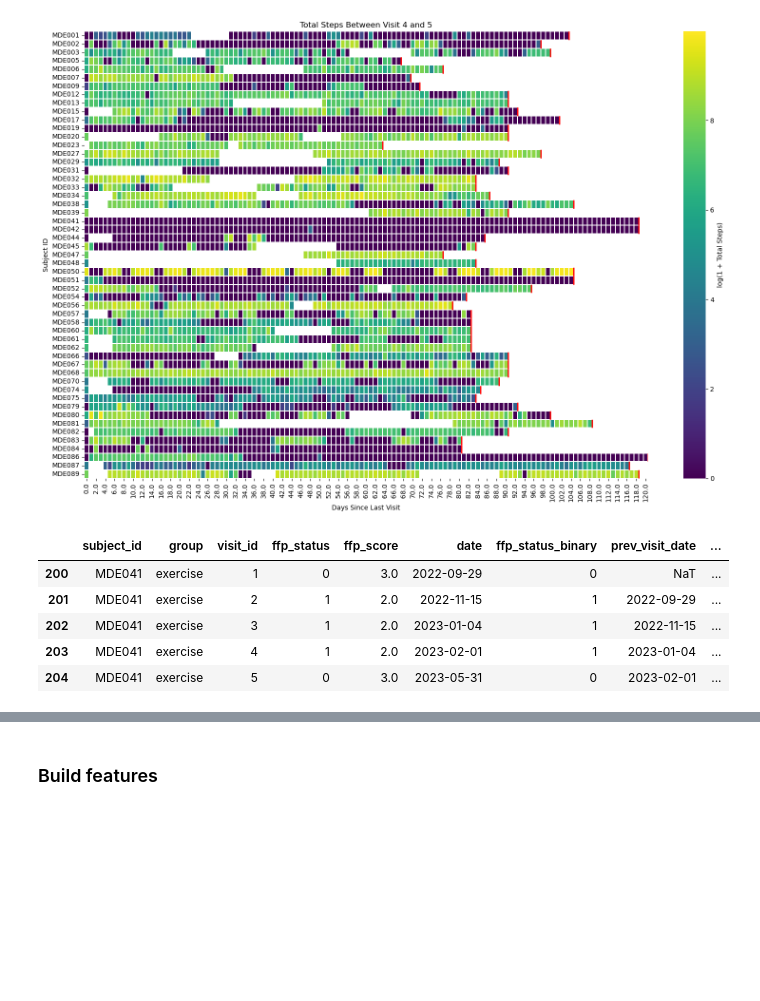
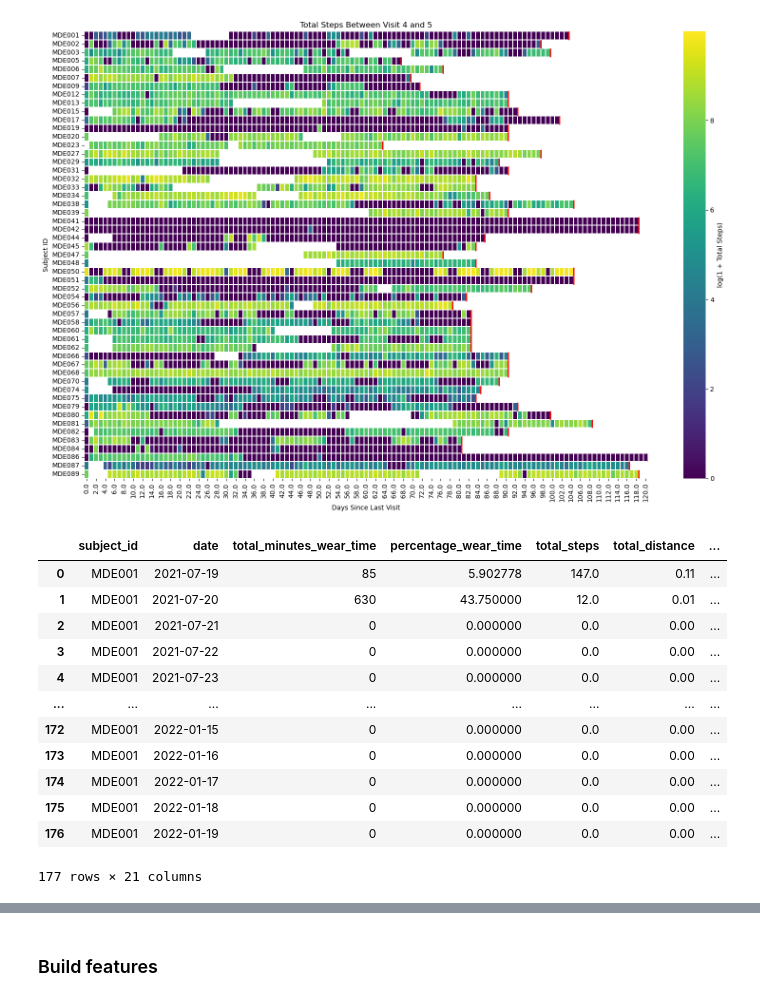
Before and after one commit to OHNLP/activity_tracker, a Jupyter notebook: notebooks/feature.ipynb, the cells around one changed output, grey strips where cells are left out. Drawn from its saved outputs; the diff is of its cells as text; code cells hidden in the pictures; blank space fills up the shorter version.

```diff
--- a/notebooks/feature.ipynb
+++ b/notebooks/feature.ipynb
@@ -133,11 +133,18 @@ for i in range(len(visit_ids) - 1):
 [figure]
 [figure]
 # %%
-df_visit.query('subject_id == "MDE041"')
+df_measurement.query('subject_id == "MDE001"')
 # %% [output]
-|  | subject_id | group | visit_id | ffp_status | ffp_score | date | ffp_status_binary | prev_visit_date | ... |
-| 200 | MDE041 | exercise | 1 | 0 | 3.0 | 2022-09-29 | 0 | NaT | ... |
-| 201 | MDE041 | exercise | 2 | 1 | 2.0 | 2022-11-15 | 1 | 2022-09-29 | ... |
-| 202 | MDE041 | exercise | 3 | 1 | 2.0 | 2023-01-04 | 1 | 2022-11-15 | ... |
-| 203 | MDE041 | exercise | 4 | 1 | 2.0 | 2023-02-01 | 1 | 2023-01-04 | ... |
-| 204 | MDE041 | exercise | 5 | 0 | 3.0 | 2023-05-31 | 0 | 2023-02-01 | ... |
+|  | subject_id | date | total_minutes_wear_time | percentage_wear_time | total_steps | total_distance | ... |
+| 0 | MDE001 | 2021-07-19 | 85 | 5.902778 | 147.0 | 0.11 | ... |
+| 1 | MDE001 | 2021-07-20 | 630 | 43.750000 | 12.0 | 0.01 | ... |
+| 2 | MDE001 | 2021-07-21 | 0 | 0.000000 | 0.0 | 0.00 | ... |
+| 3 | MDE001 | 2021-07-22 | 0 | 0.000000 | 0.0 | 0.00 | ... |
+| 4 | MDE001 | 2021-07-23 | 0 | 0.000000 | 0.0 | 0.00 | ... |
+| ... | ... | ... | ... | ... | ... | ... | ... |
+| 172 | MDE001 | 2022-01-15 | 0 | 0.000000 | 0.0 | 0.00 | ... |
+| 173 | MDE001 | 2022-01-16 | 0 | 0.000000 | 0.0 | 0.00 | ... |
+| 174 | MDE001 | 2022-01-17 | 0 | 0.000000 | 0.0 | 0.00 | ... |
+| 175 | MDE001 | 2022-01-18 | 0 | 0.000000 | 0.0 | 0.00 | ... |
+| 176 | MDE001 | 2022-01-19 | 0 | 0.000000 | 0.0 | 0.00 | ... |
+177 rows × 21 columns
```
Also changed, not shown: parts of 6 cells of this notebook.
